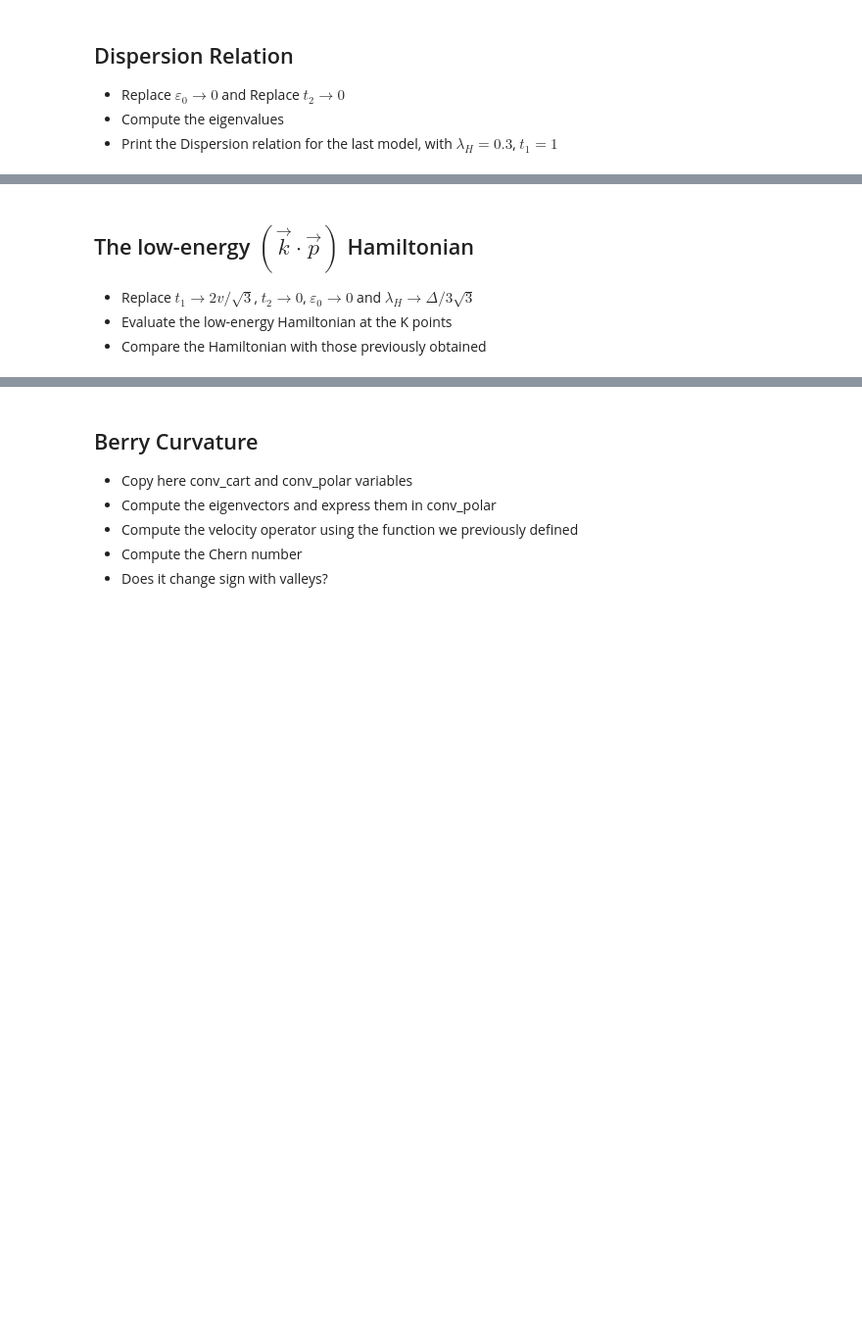
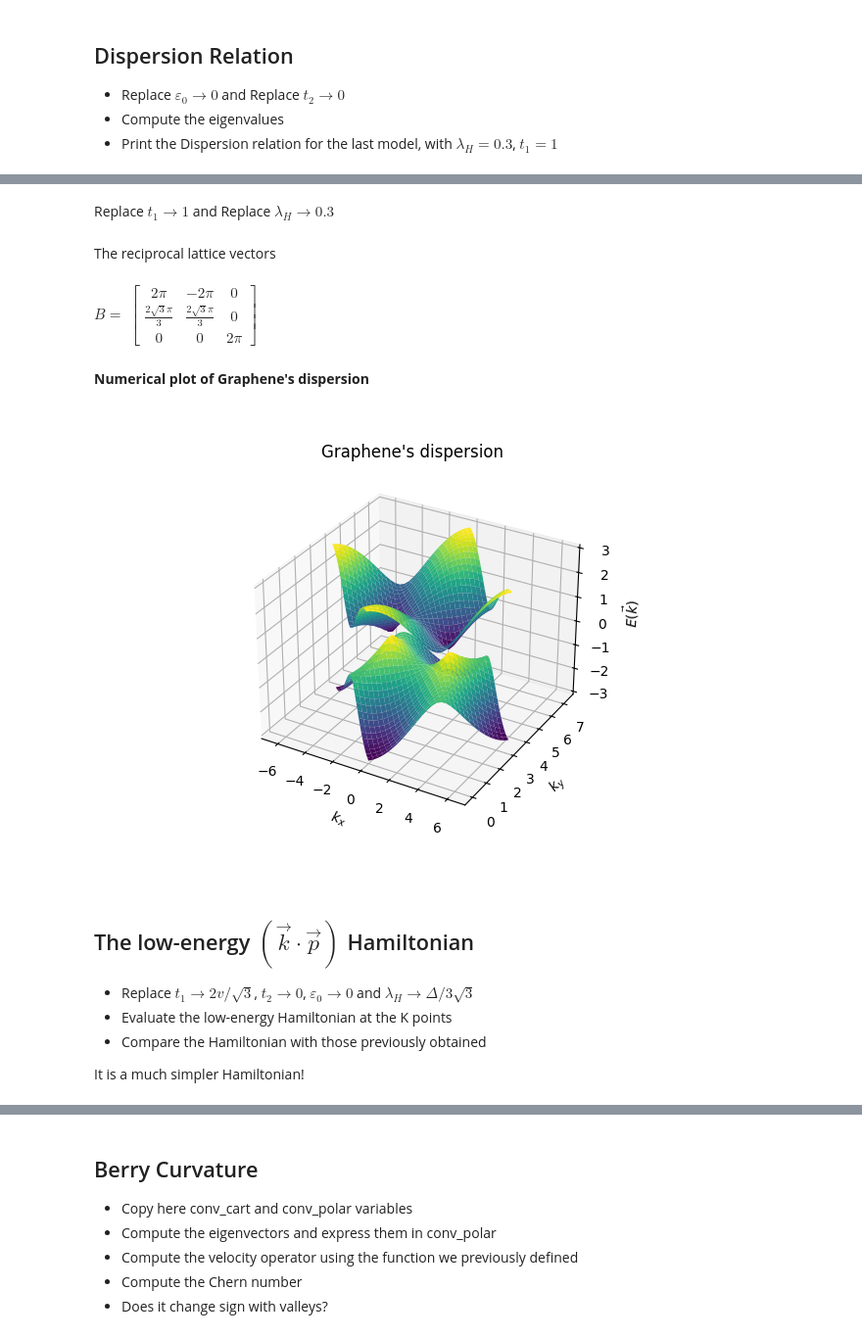
Before and after one commit to GuillermoAbadLopez/QuantumMatter, a Jupyter notebook: TopologicalQuantumMatter_3.ipynb, the cells around one changed output, grey strips where cells are left out. Shown at 98% size. Cells and saved outputs as stored; diff of their text form; code cells hidden in the pictures; blank space fills up the shorter version.

```diff
--- a/TopologicalQuantumMatter_3.ipynb
+++ b/TopologicalQuantumMatter_3.ipynb
@@ -121,8 +123,10 @@ for i, lat in enumerate(lat_vec):
 
 my_print("Hopping vector")
 hop_v = -(lat_vec[0] + lat_vec[1]) / 3
-hopping_vector_a = [("a", "a", lat_vec[0])]
-hopping_vector_a = [("b", "b", lat_vec[0])]
+hopping_vectors = [("a", "b", hop_v), ("a", "a", lat_vec[0]), ("b", "b", lat_vec[0])]
+
+for i, lat in enumerate(hopping_vectors):
+    print_eq(r"$ \vec{\delta}_{%d}=$" % i, lat)
 # %% [output]
 Lattice vectors
 $ \vec{a}{0}=$ $\left[\begin{matrix}\frac{1}{2} & \frac{\sqrt{3}}{2} & 0\end{matrix}\right]$
@@ -150,3 +208,14 @@ and pass it to the hamiltonian generator as coeffs=[E_0,t_2,lambda_H,t_1]
 * Replace $\varepsilon_0\rightarrow 0$ and Replace $t_2 \rightarrow 0$
 * Compute the eigenvalues
 * Print the Dispersion relation for the last model, with $\lambda_H=0.3$, $t_1=1$
+# %%
+my_print(r" Replace $\varepsilon_0\rightarrow 0$ and Replace $t_2\rightarrow 0$")
+H = gmodel.subs(E_0, 0).subs(t_2, 0)
+
+Es = H.eigenvals()
+Es = [k for k in Es.keys() for i in range(Es[k])]
+Es = [sp.trigsimp(E_k.rewrite(sp.cos)) for E_k in Es]
+
+for i, E_k in enumerate(Es):
+    suffix = r"$E_{%d}(\vec{k})=$" % i
+    print_eq(suffix, E_k)
@@ -153,5 +226,44 @@ and pass it to the hamiltonian generator as coeffs=[E_0,t_2,lambda_H,t_1]
+# %%
+my_print(r" Replace $t_1\rightarrow 1$ and Replace $\lambda_H\rightarrow 0.3$")
+nEs = [sp.lambdify([k_x, k_y], E_k.subs(t_1, 1).subs(lambda_H, 0.3)) for E_k in Es]
+
+my_print(" The reciprocal lattice vectors")
+rec_vec = 2 * sp.pi * sp.Matrix(lat_vec).inv()
+print_eq("$B=$", rec_vec)
+
+my_print("**Numerical plot of Graphene's dispersion**")
+
+fig = plt.figure()
+ax = plt.axes(projection="3d")
+ax.set_title("Graphene's dispersion ")
+ax.set_xlabel(r"$k_x$")
+ax.set_ylabel(r"$k_y$")
+ax.set_zlabel(r"$E(\vec{k})$")
+
+# Generate the numerical data
+n = 30
+for nE in nEs:
+    # Compute the energies over the whole BZ
+    xyz = []
+    for k_1 in np.linspace(0, 1, n):
+        for k_2 in np.linspace(0, 1, n):
+            kvec = sp.Matrix([k_1, k_2, 0])
+            nkx, nky, nkz = np.array(rec_vec * kvec, dtype=float).flatten()
+            xyz.append([nkx, nky, nE(nkx, nky)])
+
+    # Reshape the data by prepare
+    KX, KY, Ek = [x.reshape(n, n) for x in np.array(xyz).T]
+    ax.plot_surface(KX, KY, Ek, rstride=1, cstride=1, cmap="viridis", edgecolor="none")
+# %% [output]
+ Replace $t_1\rightarrow 1$ and Replace $\lambda_H\rightarrow 0.3$
+ The reciprocal lattice vectors
+$B=$ $\left[\begin{matrix}2 \pi & - 2 \pi & 0\\\frac{2 \sqrt{3} \pi}{3} & \frac{2 \sqrt{3} \pi}{3} & 0\\0 & 0 & 2 \pi\end{matrix}\right]$
+**Numerical plot of Graphene's dispersion**
+[figure, added]
 # %% [markdown]
 ## The low-energy $(\vec{k}\cdot\vec{p})$ Hamiltonian
 * Replace $t_1 \rightarrow 2v/\sqrt{3}$, $t_2\rightarrow 0$, $\varepsilon_0\rightarrow 0$ and $\lambda_H \rightarrow \Delta/3\sqrt{3} $
 * Evaluate the low-energy Hamiltonian at the K points
 * Compare the Hamiltonian with those previously obtained
+
+It is a much simpler Hamiltonian!
```
Also changed, not shown: parts of 9 cells of this notebook, 1 other file.
